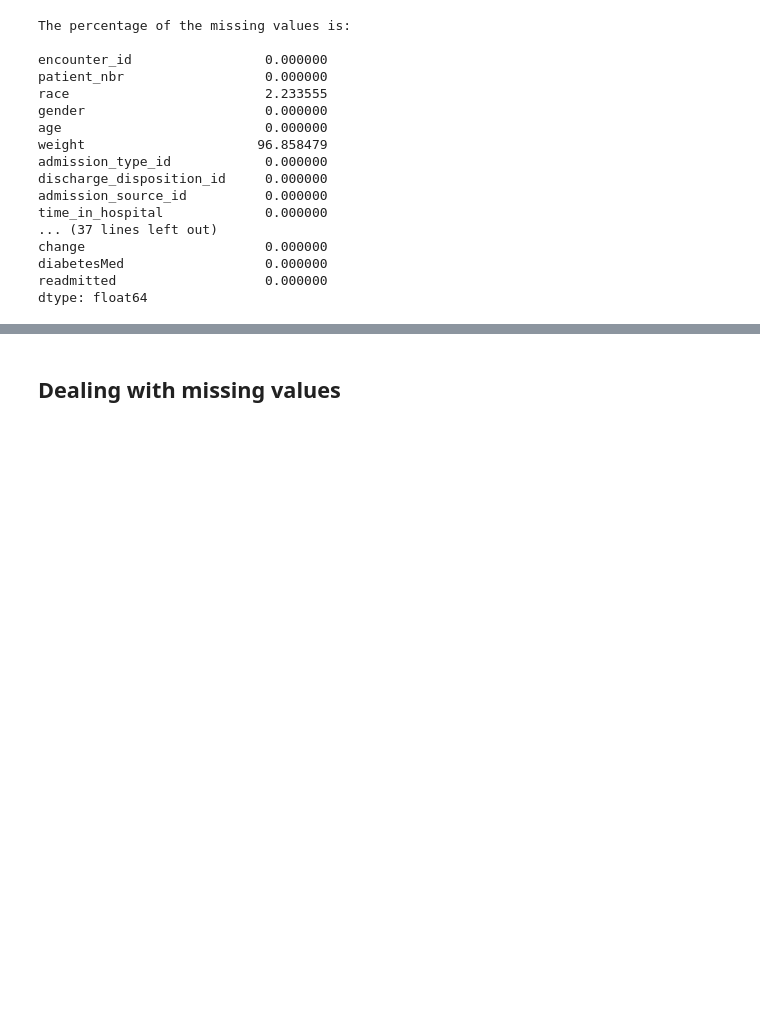
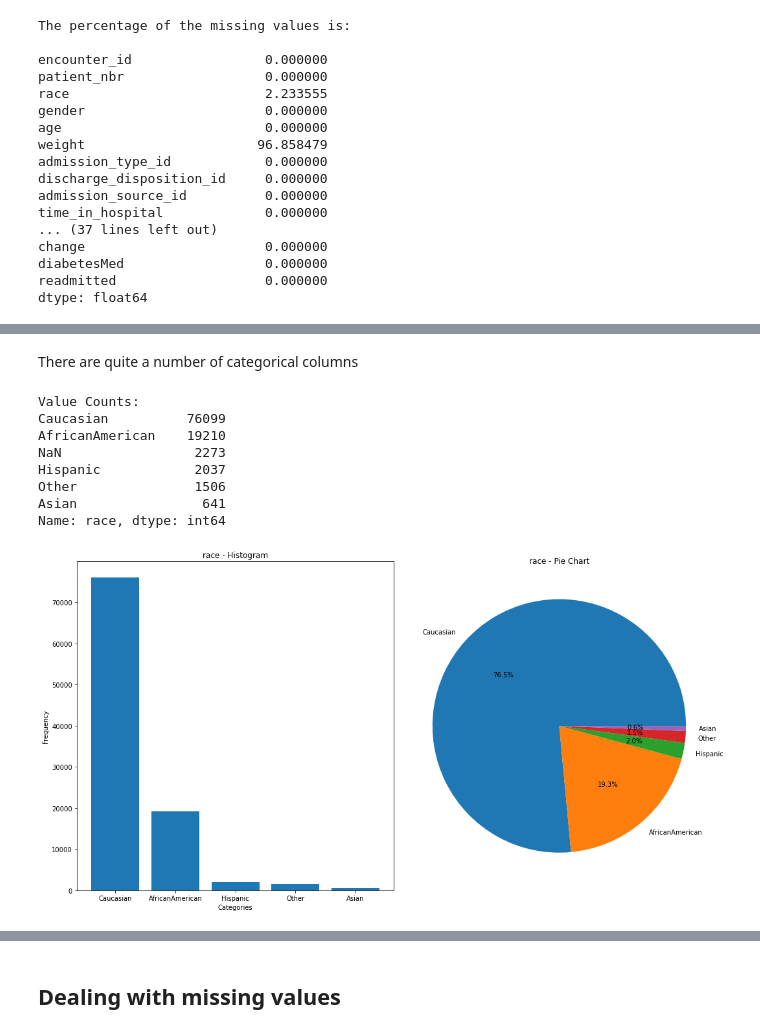
Before and after one commit to HersiYussuf/Capstone_Project, a Jupyter notebook: Diabetic_analysis.ipynb, the cells around one changed output, grey strips where cells are left out. Drawn from its saved outputs; the diff is of its cells as text; code cells hidden in the pictures; blank space fills up the shorter version.

Commit message:
Clean_Data

```diff
--- a/Diabetic_analysis.ipynb
+++ b/Diabetic_analysis.ipynb
@@ -206,0 +293,42 @@ dtype: float64
+# %% [markdown]
+There are quite a number of categorical columns
+# %%
+# Function that will plot histogram and pie charts for every column
+def plot_histogram_pie(column):
+    if isinstance(column, str):
+        column = data[column]
+    elif not isinstance(column, pd.Series):
+        raise ValueError("Invalid input. Please provide a pandas Series or DataFrame column.")
+
+    # Print the values
+    print("Value Counts:")
+    print(column.value_counts(dropna=False))
+
+    # Plot the histogram and pie chart
+    fig, (ax1, ax2) = plt.subplots(1, 2, figsize=(15, 8))
+
+    # Plot the histogram
+    ax1.bar(column.value_counts().index, column.value_counts().values)
+    ax1.set_title(column.name + ' - Histogram')
+    ax1.set_xlabel('Categories')
+    ax1.set_ylabel('Frequency')
+
+    # Plot the pie chart
+    ax2.pie(column.value_counts().values, labels=column.value_counts().index, autopct='%1.1f%%')
+    ax2.set_title(column.name + ' - Pie Chart')
+
+    # Display the plots
+    plt.tight_layout()
+    plt.show()
+
+plot_histogram_pie('race')
+# %% [output]
+Value Counts:
+Caucasian          76099
+AfricanAmerican    19210
+NaN                 2273
+Hispanic            2037
+Other               1506
+Asian                641
+Name: race, dtype: int64
+[figure, added]
```
Also changed, not shown: parts of 131 cells of this notebook, 2 other files.
